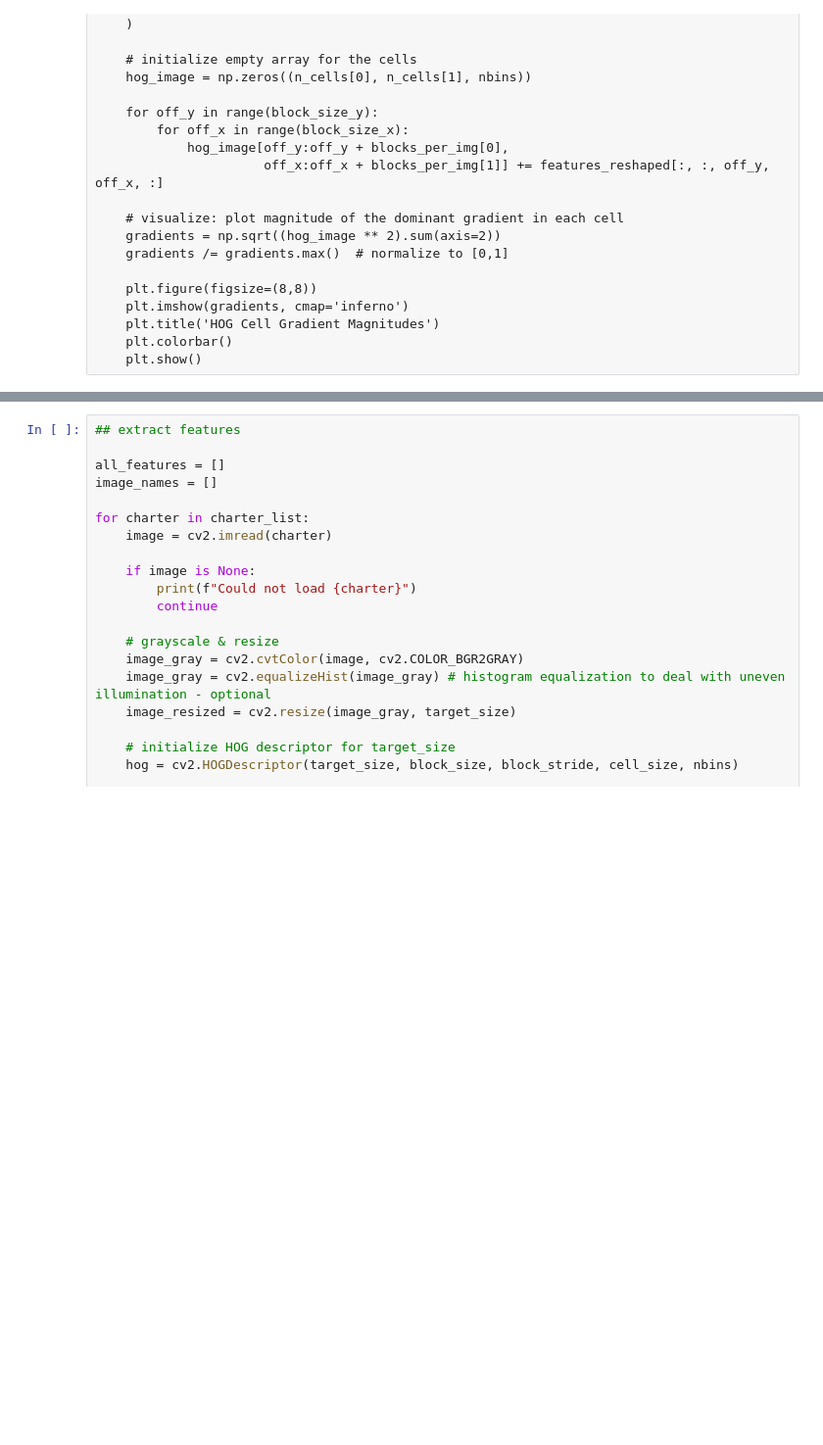
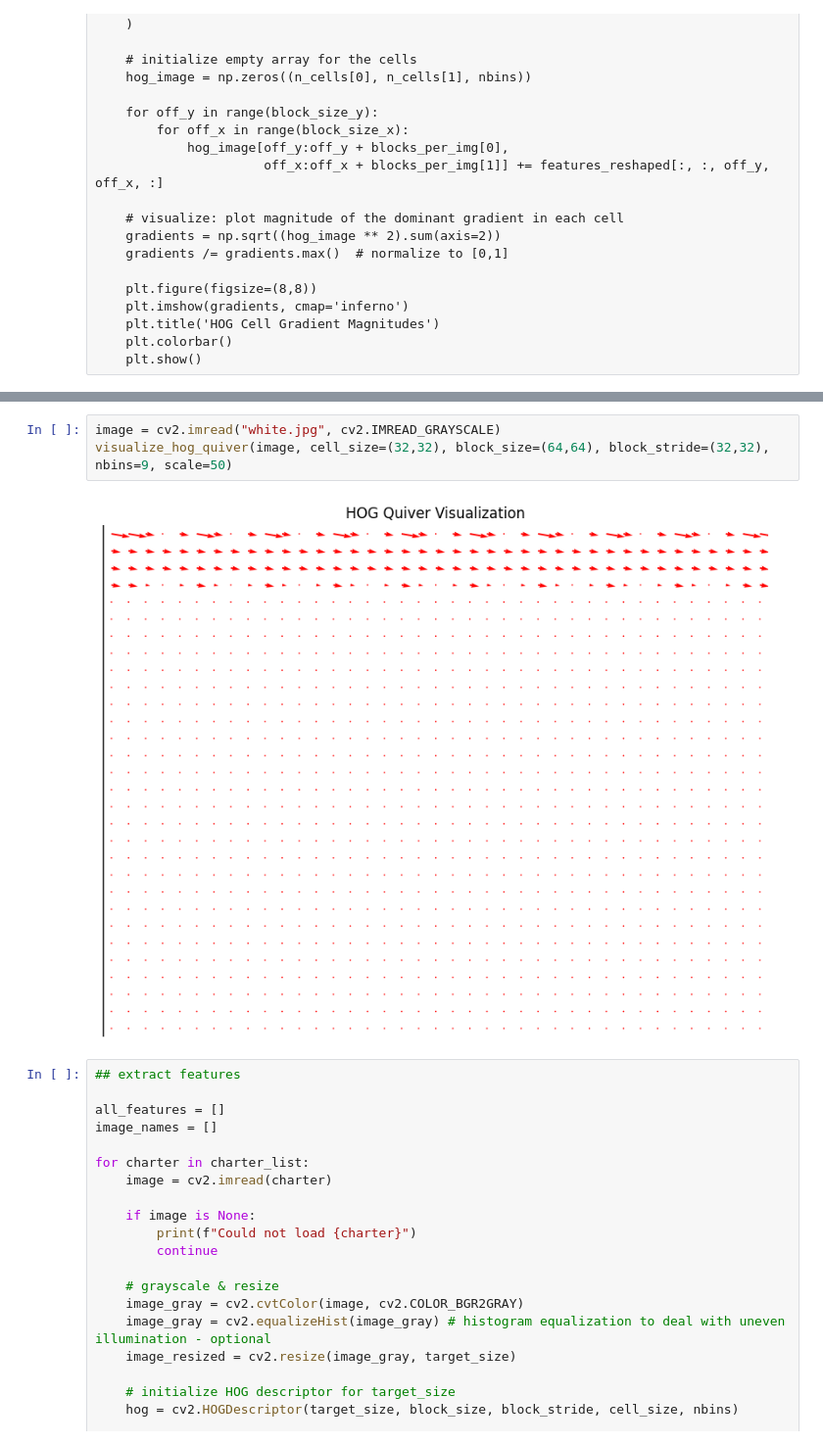
Before and after one commit to NTsch/becore-clustering, a Jupyter notebook: feature_extraction_hog.ipynb, the cells around one changed output, grey strips where cells are left out. Shown: that part at 98% size. Cells and saved outputs as stored; diff of their text form; blank space fills up the shorter version.

```diff
--- a/feature_extraction_hog.ipynb
+++ b/feature_extraction_hog.ipynb
@@ -218,3 +213,8 @@ visualize_hog_arrows(image_gray, cell_size=(16,16), block_size=(32,32), block_st
+# %%
+image = cv2.imread("white.jpg", cv2.IMREAD_GRAYSCALE)
+visualize_hog_quiver(image, cell_size=(32,32), block_size=(64,64), block_stride=(32,32), nbins=9, scale=50)
+# %% [output]
+[figure, added]
 # %%
 ## extract features
 
```
Also changed, not shown: parts of 9 cells of this notebook, 23 other files.
